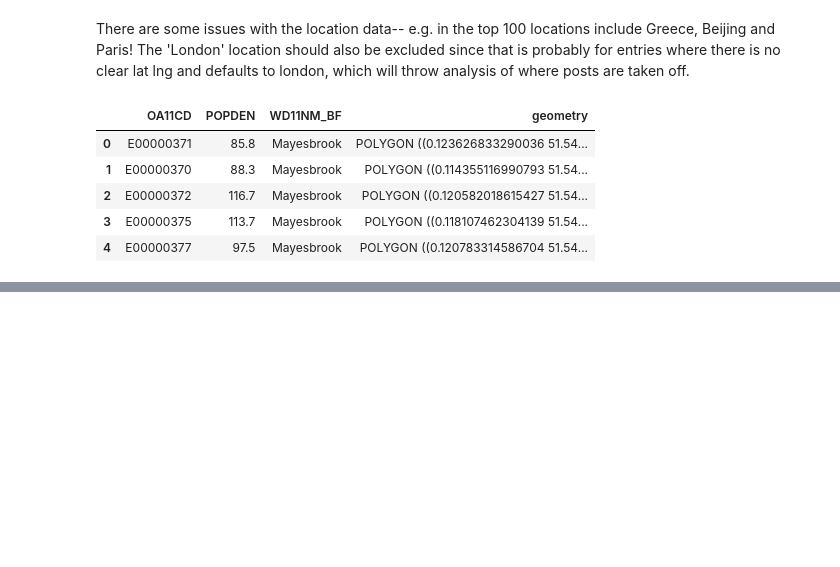
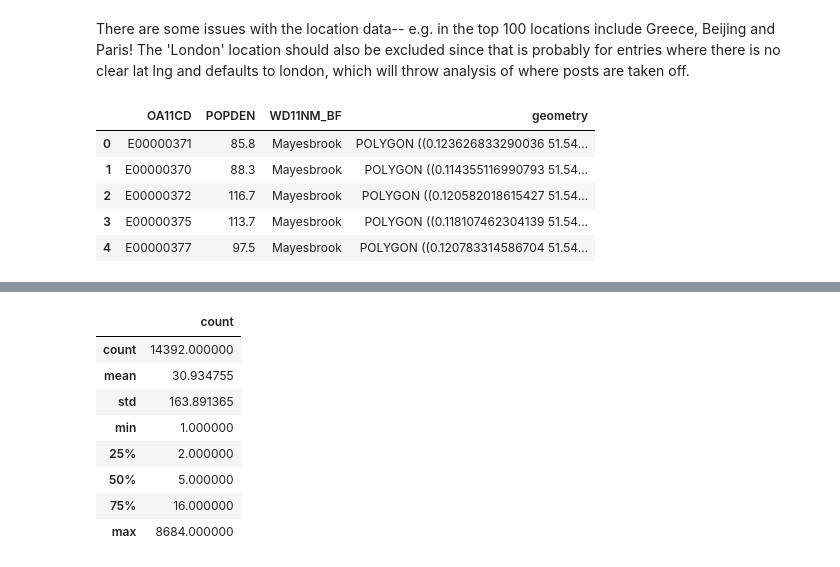
Before and after one commit to wwymak/instagram-london-explore, a Jupyter notebook: Instagram analysis v2.ipynb, the cells around one changed output, grey strips where cells are left out. Cells and saved outputs as stored; diff of their text form; code cells hidden in the pictures; blank space fills up the shorter version.

```diff
--- a/Instagram analysis v2.ipynb
+++ b/Instagram analysis v2.ipynb
@@ -166,0 +193,13 @@ locationsDF.head()
+# %%
+#just a quick look at the count stats:
+grouped.describe()
+# %% [output]
+|  | count |
+| count | 14392.000000 |
+| mean | 30.934755 |
+| std | 163.891365 |
+| min | 1.000000 |
+| 25% | 2.000000 |
+| 50% | 5.000000 |
+| 75% | 16.000000 |
+| max | 8684.000000 |
```
Also changed, not shown: parts of 7 cells of this notebook, 1 other file.
